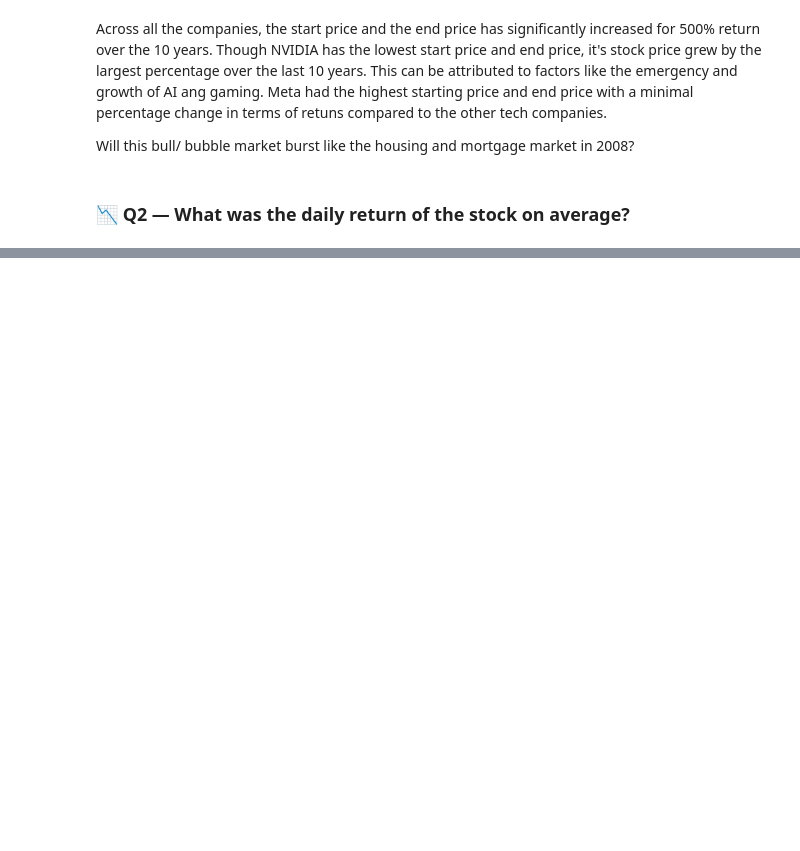
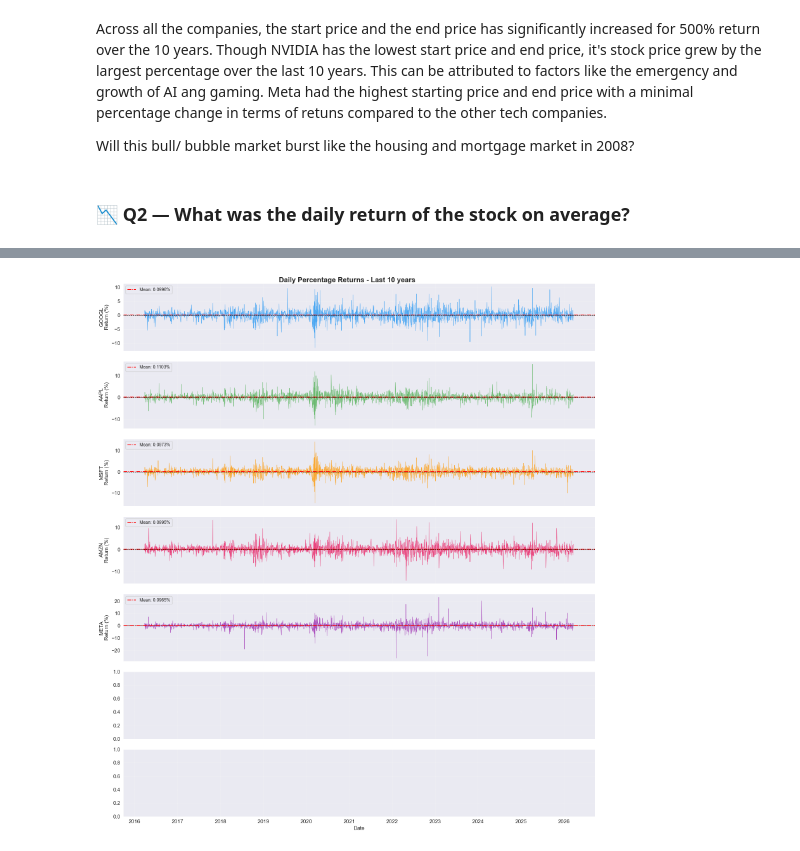
Before and after one commit to MuindeEsther/Stock-Market-Analysis-_Prediction-using-LSTM, a Jupyter notebook: data_load.ipynb, the cells around one changed output, grey strips where cells are left out. Cells and saved outputs as stored; diff of their text form; code cells hidden in the pictures; blank space fills up the shorter version.

Commit message:
Calculate and plotted moving average and Time Series for every plot. NVIDIA and TESLA doesn't appear in most combined plots due to the nature of it's dat hence have to plot it independently

```diff
--- a/data_load.ipynb
+++ b/data_load.ipynb
@@ -302,18 +302,20 @@ NVDA     0.2615       3.1376 -18.7559 -1.3190      0.2807  1.8544  29.8067
 # %%
 # Plot 3: Daily returns time-series
 fig, axes = plt.subplots(len(TICKERS), 1, figsize=(16, 18), sharex=True)
 fig.suptitle('Daily Percentage Returns - Last 10 years', fontsize=16, fontweight='bold')
 
 for ax, ticker, color in zip(axes, TICKERS, PALETTE):
     ret = daily_returns[ticker]
     ax.plot(ret.index, ret, color=color, linewidth=0.7, alpha=0.8)
-    ax.line(0, color='black', linewidth=0.8,  linestyle='--')
+    ax.axhline(0, color='black', linewidth=0.8,  linestyle='--')
     ax.axhline(ret.mean(), color='red',   linewidth=1.4,  linestyle='-.',
                label=f'Mean: {ret.mean():.4f}%')
     ax.set_ylabel(f'{ticker}\nReturn (%)')
     ax.legend(loc='upper left', fontsize=10)
 
 axes[-1].set_xlabel('Date')
 plt.tight_layout()
 plt.savefig('daily_percentage_returns.png', dpi=300, bbox_inches='tight')
 plt.show()
+# %% [output]
+[figure, added]
```
Also changed, not shown: parts of 10 cells of this notebook.
